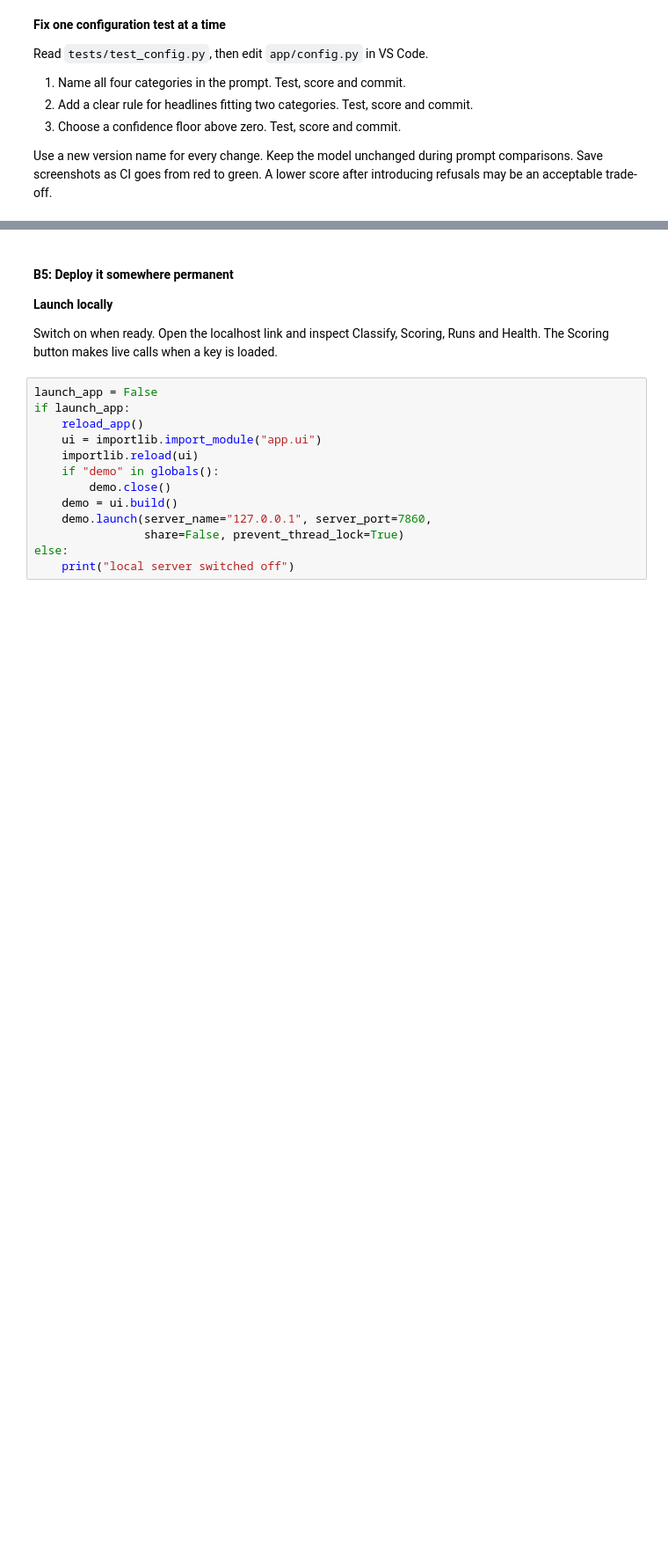
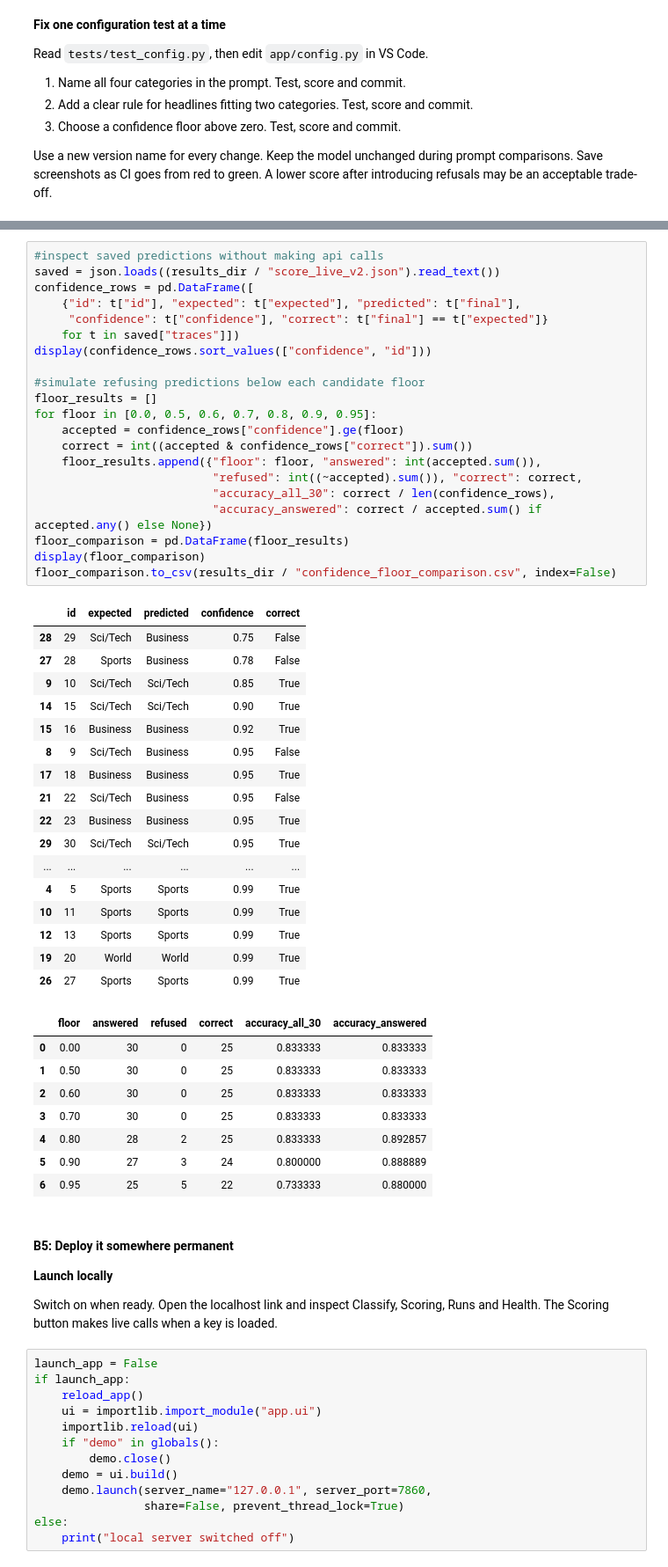
Before and after one commit to ahthini/Ahthini-LSA-AI-ML, a Jupyter notebook: Week 2/week2.ipynb, the cells around one changed output, grey strips where cells are left out. Shown at 88% size. Cells and saved outputs as stored; diff of their text form; blank space fills up the shorter version.

```diff
--- a/Week 2/week2.ipynb
+++ b/Week 2/week2.ipynb
@@ -343,3 +488,50 @@ else:
+# %%
+#inspect saved predictions without making api calls
+saved = json.loads((results_dir / "score_live_v2.json").read_text())
+confidence_rows = pd.DataFrame([
+    {"id": t["id"], "expected": t["expected"], "predicted": t["final"],
+     "confidence": t["confidence"], "correct": t["final"] == t["expected"]}
+    for t in saved["traces"]])
+display(confidence_rows.sort_values(["confidence", "id"]))
+
+#simulate refusing predictions below each candidate floor
+floor_results = []
+for floor in [0.0, 0.5, 0.6, 0.7, 0.8, 0.9, 0.95]:
+    accepted = confidence_rows["confidence"].ge(floor)
+    correct = int((accepted & confidence_rows["correct"]).sum())
+    floor_results.append({"floor": floor, "answered": int(accepted.sum()),
+                          "refused": int((~accepted).sum()), "correct": correct,
+                          "accuracy_all_30": correct / len(confidence_rows),
+                          "accuracy_answered": correct / accepted.sum() if accepted.any() else None})
+floor_comparison = pd.DataFrame(floor_results)
+display(floor_comparison)
+floor_comparison.to_csv(results_dir / "confidence_floor_comparison.csv", index=False)
+# %% [output]
+|  | id | expected | predicted | confidence | correct |
+| 28 | 29 | Sci/Tech | Business | 0.75 | False |
+| 27 | 28 | Sports | Business | 0.78 | False |
+| 9 | 10 | Sci/Tech | Sci/Tech | 0.85 | True |
+| 14 | 15 | Sci/Tech | Sci/Tech | 0.90 | True |
+| 15 | 16 | Business | Business | 0.92 | True |
+| 8 | 9 | Sci/Tech | Business | 0.95 | False |
+| 17 | 18 | Business | Business | 0.95 | True |
+| 21 | 22 | Sci/Tech | Business | 0.95 | False |
+| 22 | 23 | Business | Business | 0.95 | True |
+| 29 | 30 | Sci/Tech | Sci/Tech | 0.95 | True |
+| ... | ... | ... | ... | ... | ... |
+| 4 | 5 | Sports | Sports | 0.99 | True |
+| 10 | 11 | Sports | Sports | 0.99 | True |
+| 12 | 13 | Sports | Sports | 0.99 | True |
+| 19 | 20 | World | World | 0.99 | True |
+| 26 | 27 | Sports | Sports | 0.99 | True |
+|  | floor | answered | refused | correct | accuracy_all_30 | accuracy_answered |
+| 0 | 0.00 | 30 | 0 | 25 | 0.833333 | 0.833333 |
+| 1 | 0.50 | 30 | 0 | 25 | 0.833333 | 0.833333 |
+| 2 | 0.60 | 30 | 0 | 25 | 0.833333 | 0.833333 |
+| 3 | 0.70 | 30 | 0 | 25 | 0.833333 | 0.833333 |
+| 4 | 0.80 | 28 | 2 | 25 | 0.833333 | 0.892857 |
+| 5 | 0.90 | 27 | 3 | 24 | 0.800000 | 0.888889 |
+| 6 | 0.95 | 25 | 5 | 22 | 0.733333 | 0.880000 |
 # %% [markdown]
 #### **B5: Deploy it somewhere permanent**
 
```
Also changed, not shown: parts of 27 cells of this notebook, 26 other files.
